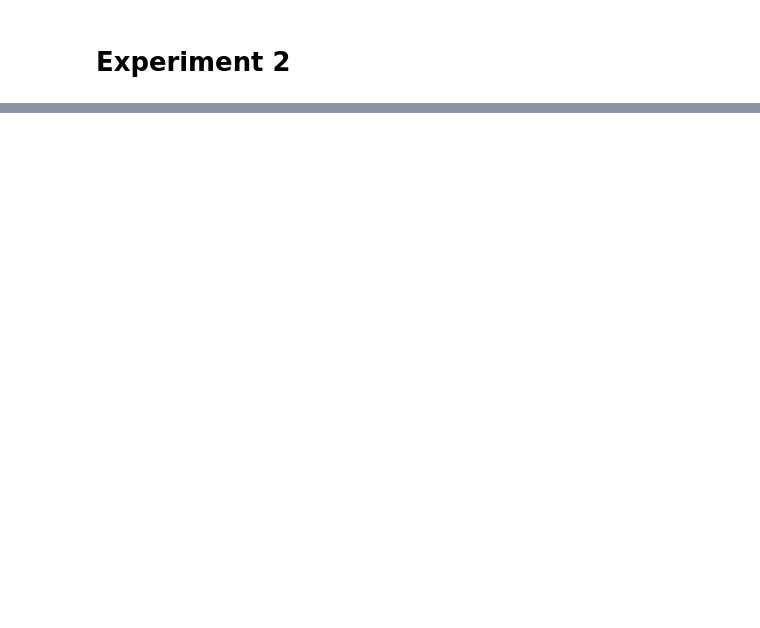
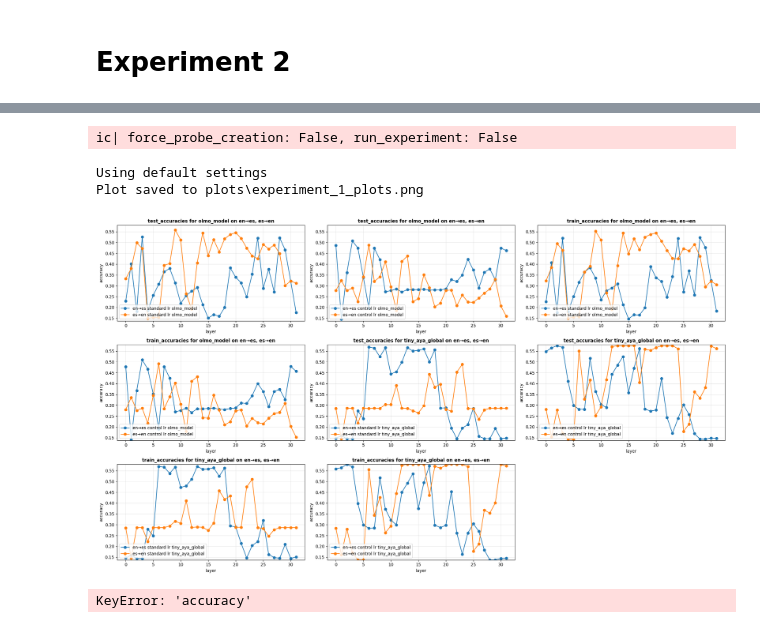
Before and after one commit to Zawezu/probing_nli, a Jupyter notebook: experiments_manager.ipynb, the cells around one changed output, grey strips where cells are left out. Saved outputs shown, nothing was run; the diff lists cells and outputs as text; code cells hidden in the pictures; blank space fills up the shorter version.

```diff
--- a/experiments_manager.ipynb
+++ b/experiments_manager.ipynb
@@ -144,0 +177,54 @@ Plot saved to plots\Test_and_train_accuracies_by_layer_for_tiny_aya_global_on_la
+# %%
+from experiment_2 import run_experiment_2, get_language_merged_string
+
+model_names: list[str] = MODEL_NAMES
+language_pairs: list[tuple[str, str]] = list(permutations(LANGUAGES, 2))
+probing_tasks: list[str] = SIMPLE_PROBING_TASKS
+probe_type: str = "lr"
+
+custom = False
+if custom:
+    model_names = ["olmo_model"]
+    language_pairs = [("es", "en")]
+    probing_tasks = ["standard"]
+    probe_type = "lr"
+    print(f"Using custom configuration")
+    ic(model_names, language_pairs, probing_tasks, probe_type)
+else:
+    print(f"Using default settings")
+
+force_probe_creation: bool = False
+run_experiment: bool = False
+
+ic(force_probe_creation, run_experiment)
+
+# If run_experiment, run the experiment and save the results as files.
+if run_experiment:
+    run_experiment_2(language_pairs, probing_tasks, probe_type, model_names, force_probe_creation)
+
+plots_to_make: list[list[tuple[ExperimentResult, str]]] = []
+for model_name in model_names:
+    for metric_type in metric_types:
+        # Get all the experiments for this model across all languages and probing_tasks
+        for probing_task in probing_tasks:
+            experiments_in_plot: list[tuple[ExperimentResult, str]] = []
+            for (language_a, language_b) in language_pairs:
+                language_merged_string: str = get_language_merged_string(language_a, language_b)
+                exp_result: ExperimentResult = ExperimentResult.get_from_file(
+                    2, language_merged_string, probing_task, probe_type, model_name
+                )
+                experiments_in_plot.append((exp_result, metric_type))
+
+            plots_to_make.append(experiments_in_plot)
+# Make some plots
+plot_metrics_by_group(plots_to_make, "layer", "accuracy", show=True, save=True, filename="experiment_2_plots", scale=1)
+# %% [output]
+ic| force_probe_creation: False, run_experiment: False
+Using default settings
+Plot saved to plots\experiment_1_plots.png
+[figure, added]
+# %%
+test_dict = {"train": {}, "test": {}}
+test_dict["test"]["accuracy"].append(0.8)
+# %% [output]
+KeyError: 'accuracy'
```
Also changed, not shown: parts of 9 cells of this notebook, 7 other files.
